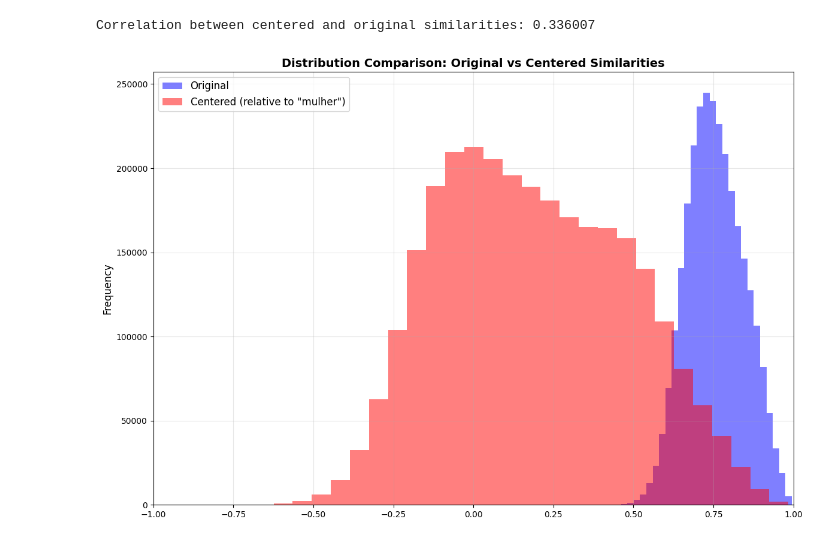
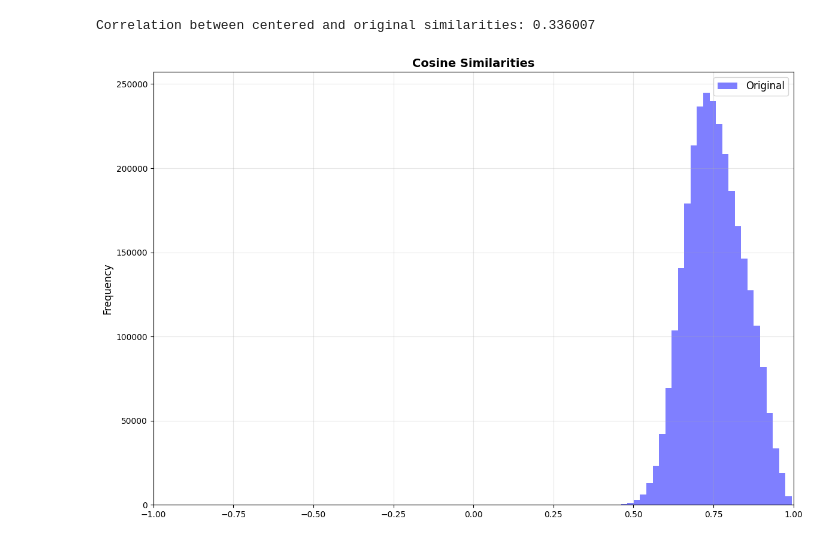
Before and after one commit to IgorJoaquimn/portuguese-llm, a Jupyter notebook: embeddings/vector distances.ipynb, the cells around one changed output. Drawn from its saved outputs; the diff is of its cells as text; code cells hidden in the pictures.

```diff
--- a/embeddings/vector distances.ipynb
+++ b/embeddings/vector distances.ipynb
@@ -126,6 +182,8 @@ print(f"Embeddings dataset shape: {df_with_responseId.shape}")
 
 # Join on responseId column
 merged_df = df.merge(df_with_responseId, on='responseId', how='inner')
+merged_df["safe_prompt_name"] = merged_df['original_prompt'].apply(create_prompt_folder_name)
+
 
 print(f"Merged dataset shape: {merged_df.shape}")
 print(f"Columns in merged dataset: {len(merged_df.columns)}")
@@ -165,5 +223,5 @@ Merged dataset columns:
 
 First few columns (excluding embedding): ['messageId', 'message', 'trait', 'original_prompt', 'model', 'response', 'responseId', 'udpipe_result', 'MLC', 'MLS']
 # %%
-config_cols = ['genero', 'raca', 'regiao', 'original_prompt']
+config_cols = ['genero', 'raca', 'regiao', 'safe_prompt_name']
 config_cols_to_print = config_cols + ["model"]
@@ -655,22 +713,22 @@ Correlation between centered and original similarities: 0.336007
 # %%
 # Create histogram comparison plot
 plt.figure(figsize=(12, 8))
 plt.hist(comparison_df['original_similarity'], alpha=0.5, bins=30, label='Original', color='blue')
-plt.hist(comparison_df['centered_similarity'], alpha=0.5, bins=30, label='Centered (relative to "mulher")', color='red')
-plt.title('Distribution Comparison: Original vs Centered Similarities', fontweight='bold', fontsize=14)
+# plt.hist(comparison_df['centered_similarity'], alpha=0.5, bins=30, label='Centered (relative to "mulher")', color='red')
+plt.title('Cosine Similarities', fontweight='bold', fontsize=14)
 # plt.xlabel('Cosine Similarity', fontsize=12)
 plt.ylabel('Frequency', fontsize=12)
 plt.xlim(-1, 1)
 plt.legend(fontsize=12)
 plt.grid(True, alpha=0.3)
 plt.tight_layout()
 
 # Save the plot
-os.makedirs('/home/joaquino/portuguese-llm/embeddings/plots', exist_ok=True)
-plt.savefig('/home/joaquino/portuguese-llm/embeddings/plots/similarity_distribution_comparison.png', dpi=300, bbox_inches='tight')
+# os.makedirs('/home/joaquino/portuguese-llm/embeddings/plots', exist_ok=True)
+# plt.savefig('/home/joaquino/portuguese-llm/embeddings/plots/similarity_distribution_comparison.png', dpi=300, bbox_inches='tight')
 plt.show()
 # %% [output]
-[figure, old version]
+[figure, new version]
 # %%
 def create_prompt_folder_name(original_prompt):
     """
```
Also changed, not shown: parts of 24 cells of this notebook, 1 other file.
